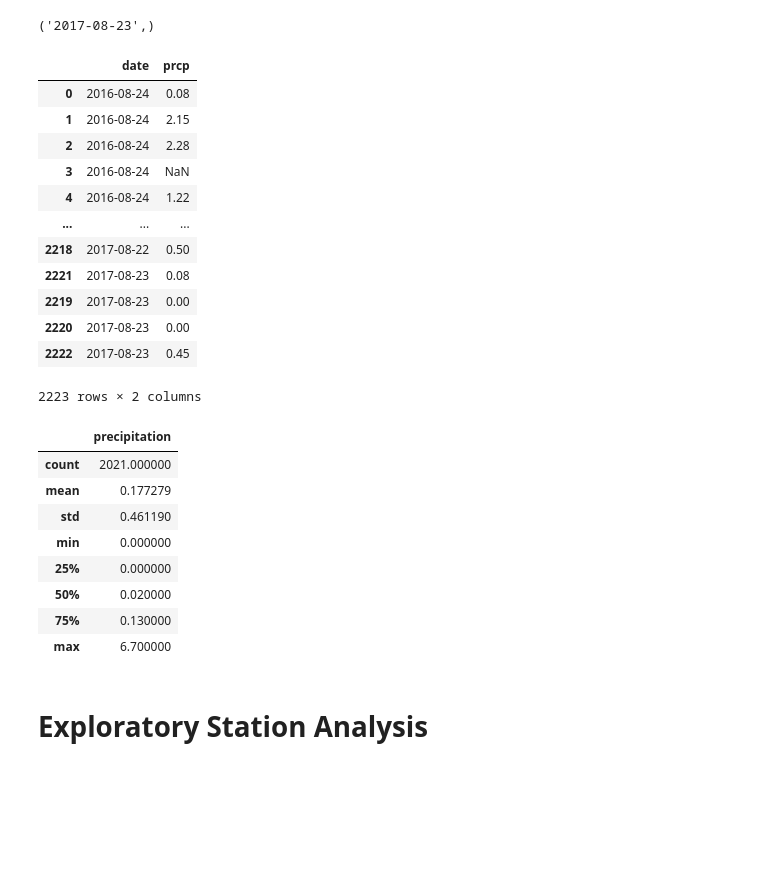
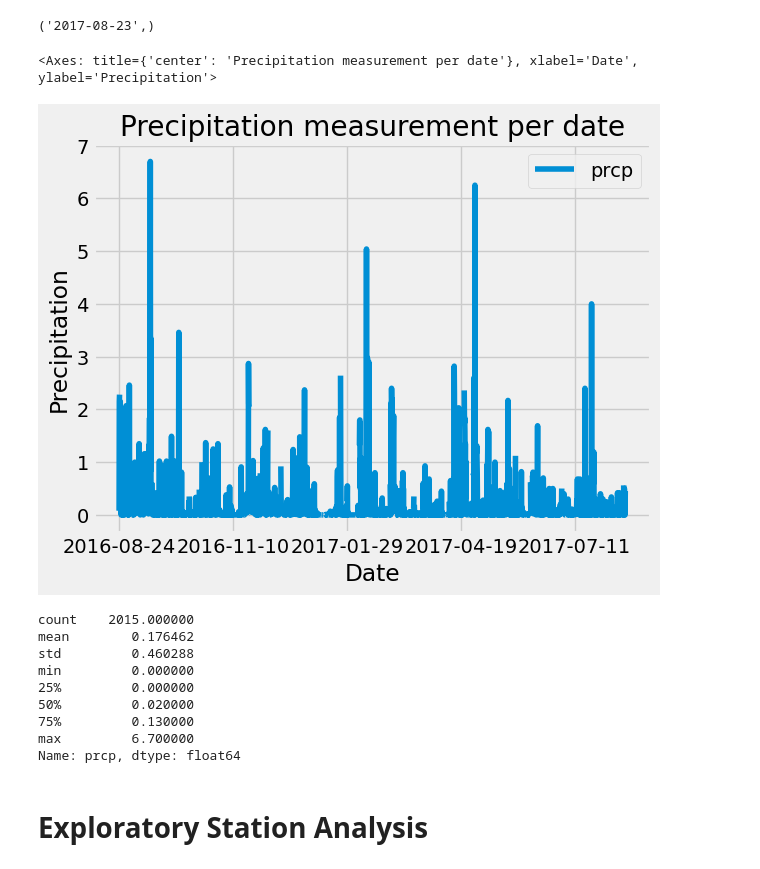
Before and after one commit to Berli85/Childers_SMU_HW_2023, a Jupyter notebook: 10-SQLAlchemy/Starter_Code/Childers_climate_starter.ipynb, the cells around one changed output. Cells and saved outputs as stored; diff of their text form; code cells hidden in the pictures; blank space fills up the shorter version.

```diff
--- a/10-SQLAlchemy/Starter_Code/Childers_climate_starter.ipynb
+++ b/10-SQLAlchemy/Starter_Code/Childers_climate_starter.ipynb
@@ -48,48 +48,38 @@ session.query(Measurement.date).order_by(Measurement.date.desc()).first()
 # %%
 # Design a query to retrieve the last 12 months of precipitation data and plot the results.
 # Starting from the most recent data point in the database
 # Calculate the date one year from the last date in data set.
 # Perform a query to retrieve the date and precipitation scores
 df_1 = session.query(Measurement.date, Measurement.prcp).\
     filter(Measurement.date > '2016-08-23').\
     order_by(Measurement.date).all()
 
 # Save the query results as a Pandas DataFrame. Explicitly set the column names
 df_2 = pd.DataFrame(df_1)
 df_2
 
 # Sort the dataframe by date
 df_3 = df_2.sort_values("date")
 df_3
 
 # Use Pandas Plotting with Matplotlib to plot the data
-plt.figure()
+df_3.plot(kind = 'line', x = "date", y = "prcp", title = "Precipitation measurement per date", xlabel = 'Date', ylabel = "Precipitation")
 # %% [output]
-|  | date | prcp |
-| 0 | 2016-08-24 | 0.08 |
-| 1 | 2016-08-24 | 2.15 |
-| 2 | 2016-08-24 | 2.28 |
-| 3 | 2016-08-24 | NaN |
-| 4 | 2016-08-24 | 1.22 |
-| ... | ... | ... |
-| 2218 | 2017-08-22 | 0.50 |
-| 2221 | 2017-08-23 | 0.08 |
-| 2219 | 2017-08-23 | 0.00 |
-| 2220 | 2017-08-23 | 0.00 |
-| 2222 | 2017-08-23 | 0.45 |
-2223 rows × 2 columns
+<Axes: title={'center': 'Precipitation measurement per date'}, xlabel='Date', ylabel='Precipitation'>
+[figure, added]
 # %%
 # Use Pandas to calculate the summary statistics for the precipitation data
+df_3["prcp"].describe()
 # %% [output]
-|  | precipitation |
-| count | 2021.000000 |
-| mean | 0.177279 |
-| std | 0.461190 |
-| min | 0.000000 |
-| 25% | 0.000000 |
-| 50% | 0.020000 |
-| 75% | 0.130000 |
-| max | 6.700000 |
+count    2015.000000
+mean        0.176462
+std         0.460288
+min         0.000000
+25%         0.000000
+50%         0.020000
+75%         0.130000
+max         6.700000
+Name: prcp, dtype: float64
 # %% [markdown]
 # Exploratory Station Analysis
 # %%
```
Also changed, not shown: 1 other file.
